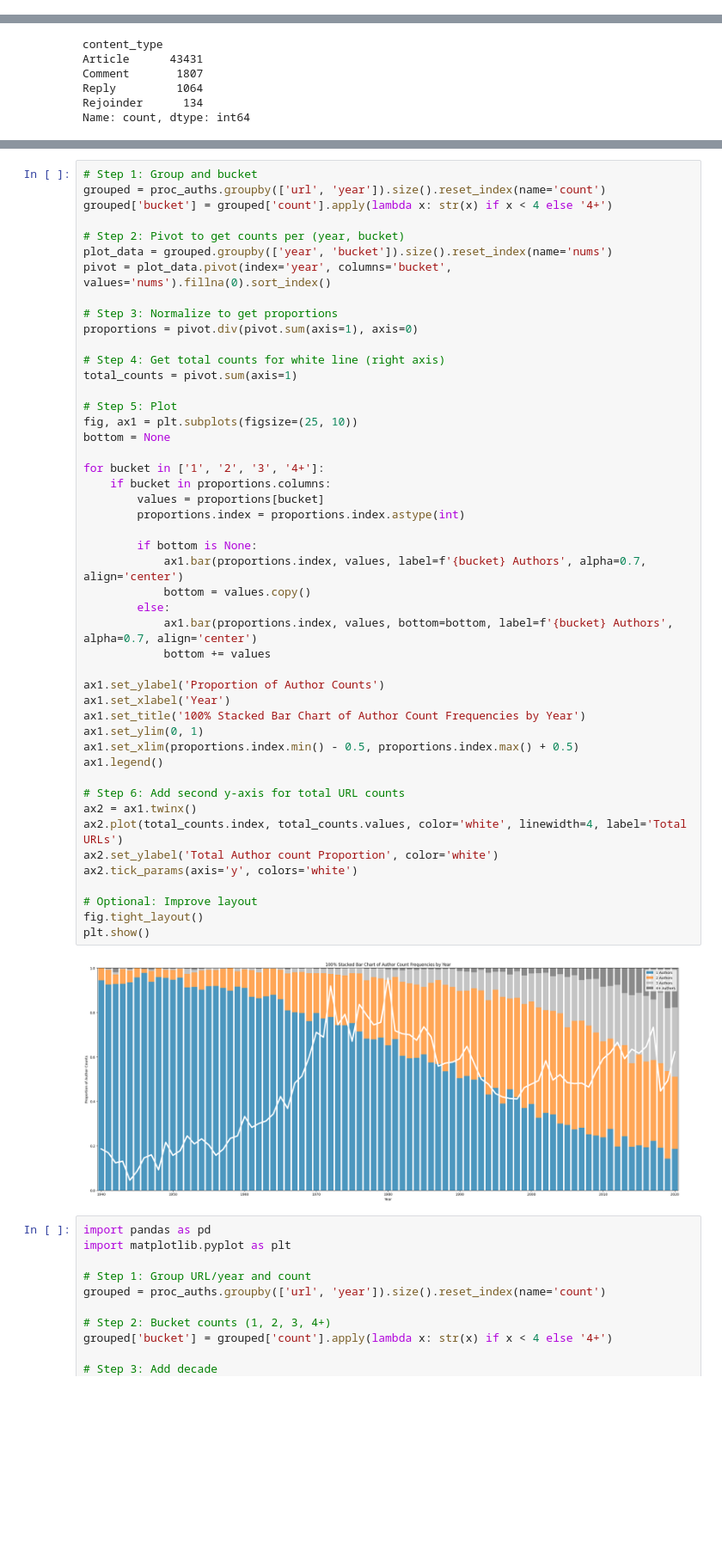
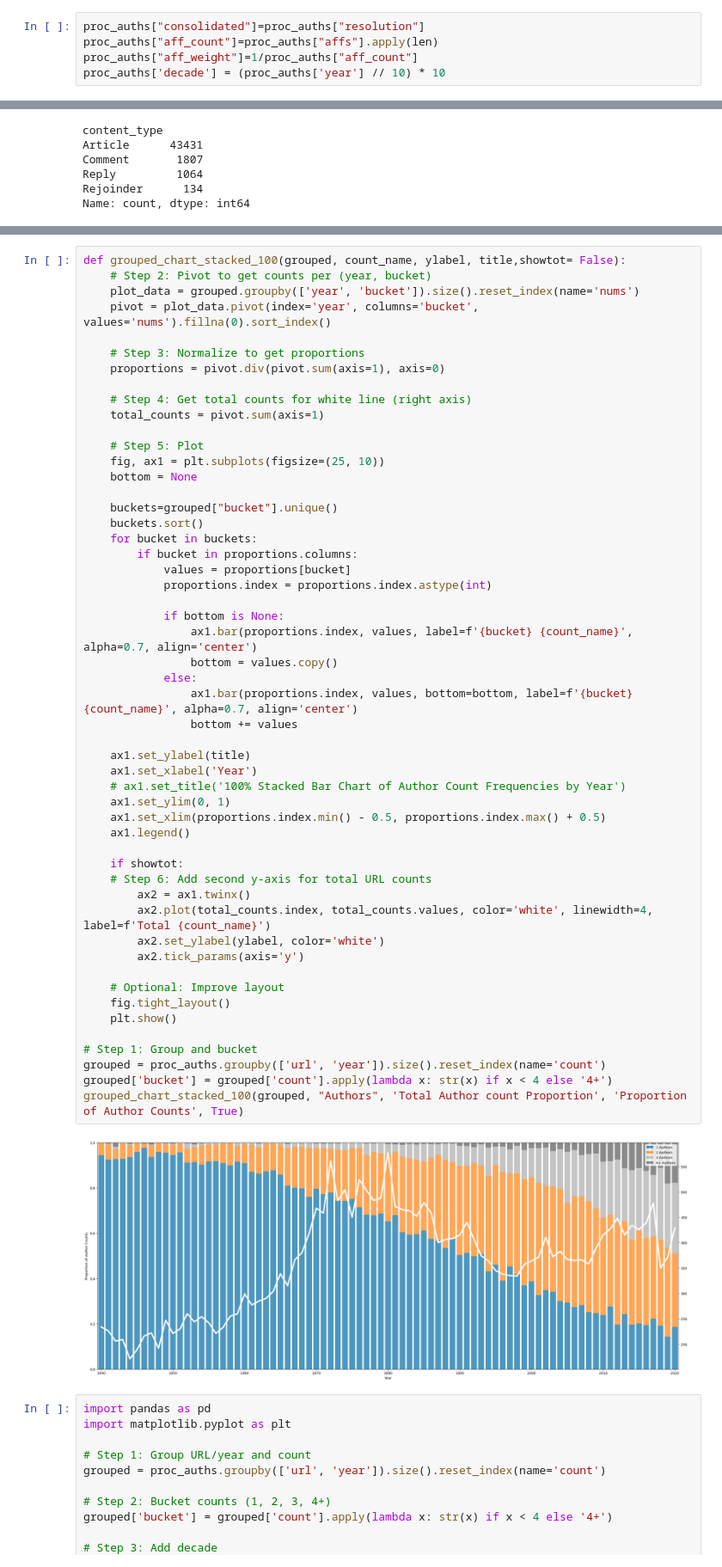
Before and after one commit to cogeorg/80YearsEconomicResearch, a Jupyter notebook: 020_author_names_recon/024_author_consolidation_summary.ipynb, the cells around one changed output, grey strips where cells are left out. Shown at 86% size. Saved outputs shown, nothing was run; the diff lists cells and outputs as text; blank space fills up the shorter version.

Commit message:
refactor: add additional graphs and fix algorithm and data errors

```diff
--- a/020_author_names_recon/024_author_consolidation_summary.ipynb
+++ b/020_author_names_recon/024_author_consolidation_summary.ipynb
@@ -41 +39,6 @@ proc_auths["consolidated"]=proc_auths["resolution"]
+# %%
+proc_auths["consolidated"]=proc_auths["resolution"]
+proc_auths["aff_count"]=proc_auths["affs"].apply(len)
+proc_auths["aff_weight"]=1/proc_auths["aff_count"]
+proc_auths['decade'] = (proc_auths['year'] // 10) * 10
 # %%
@@ -363,52 +392,57 @@ plt.show()
 # %%
+def grouped_chart_stacked_100(grouped, count_name, ylabel, title,showtot= False):
+    # Step 2: Pivot to get counts per (year, bucket)
+    plot_data = grouped.groupby(['year', 'bucket']).size().reset_index(name='nums')
+    pivot = plot_data.pivot(index='year', columns='bucket', values='nums').fillna(0).sort_index()
+
+    # Step 3: Normalize to get proportions
+    proportions = pivot.div(pivot.sum(axis=1), axis=0)
+
+    # Step 4: Get total counts for white line (right axis)
+    total_counts = pivot.sum(axis=1)
+
+    # Step 5: Plot
+    fig, ax1 = plt.subplots(figsize=(25, 10))
+    bottom = None
+
+    buckets=grouped["bucket"].unique()
+    buckets.sort()
+    for bucket in buckets:
+        if bucket in proportions.columns:
+            values = proportions[bucket]
+            proportions.index = proportions.index.astype(int)
+
+            if bottom is None:
+                ax1.bar(proportions.index, values, label=f'{bucket} {count_name}', alpha=0.7, align='center')
+                bottom = values.copy()
+            else:
+                ax1.bar(proportions.index, values, bottom=bottom, label=f'{bucket} {count_name}', alpha=0.7, align='center')
+                bottom += values
+
+    ax1.set_ylabel(title)
+    ax1.set_xlabel('Year')
+    # ax1.set_title('100% Stacked Bar Chart of Author Count Frequencies by Year')
+    ax1.set_ylim(0, 1)
+    ax1.set_xlim(proportions.index.min() - 0.5, proportions.index.max() + 0.5)
+    ax1.legend()
+
+    if showtot:
+    # Step 6: Add second y-axis for total URL counts
+        ax2 = ax1.twinx()
+        ax2.plot(total_counts.index, total_counts.values, color='white', linewidth=4, label=f'Total {count_name}')
+        ax2.set_ylabel(ylabel, color='white')
+        ax2.tick_params(axis='y')
+
+    # Optional: Improve layout
+    fig.tight_layout()
+    plt.show()
+
 # Step 1: Group and bucket
 grouped = proc_auths.groupby(['url', 'year']).size().reset_index(name='count')
 grouped['bucket'] = grouped['count'].apply(lambda x: str(x) if x < 4 else '4+')
-
-# Step 2: Pivot to get counts per (year, bucket)
-plot_data = grouped.groupby(['year', 'bucket']).size().reset_index(name='nums')
-pivot = plot_data.pivot(index='year', columns='bucket', values='nums').fillna(0).sort_index()
-
-# Step 3: Normalize to get proportions
-proportions = pivot.div(pivot.sum(axis=1), axis=0)
-
-# Step 4: Get total counts for white line (right axis)
-total_counts = pivot.sum(axis=1)
-
-# Step 5: Plot
-fig, ax1 = plt.subplots(figsize=(25, 10))
-bottom = None
-
-for bucket in ['1', '2', '3', '4+']:
-    if bucket in proportions.columns:
-        values = proportions[bucket]
-        proportions.index = proportions.index.astype(int)
-
-        if bottom is None:
-            ax1.bar(proportions.index, values, label=f'{bucket} Authors', alpha=0.7, align='center')
-            bottom = values.copy()
-        else:
-            ax1.bar(proportions.index, values, bottom=bottom, label=f'{bucket} Authors', alpha=0.7, align='center')
-            bottom += values
-
-ax1.set_ylabel('Proportion of Author Counts')
-ax1.set_xlabel('Year')
-ax1.set_title('100% Stacked Bar Chart of Author Count Frequencies by Year')
-ax1.set_ylim(0, 1)
-ax1.set_xlim(proportions.index.min() - 0.5, proportions.index.max() + 0.5)
-ax1.legend()
-
-# Step 6: Add second y-axis for total URL counts
-ax2 = ax1.twinx()
-ax2.plot(total_counts.index, total_counts.values, color='white', linewidth=4, label='Total URLs')
-ax2.set_ylabel('Total Author count Proportion', color='white')
-ax2.tick_params(axis='y', colors='white')
-
-# Optional: Improve layout
-fig.tight_layout()
-plt.show()
+grouped_chart_stacked_100(grouped, "Authors", 'Total Author count Proportion', 'Proportion of Author Counts', True)
 # %% [output]
-[figure, old version]
+[figure, new version]
 # %%
 import pandas as pd
 import matplotlib.pyplot as plt
```
Also changed, not shown: parts of 35 cells of this notebook, 14 other files.
